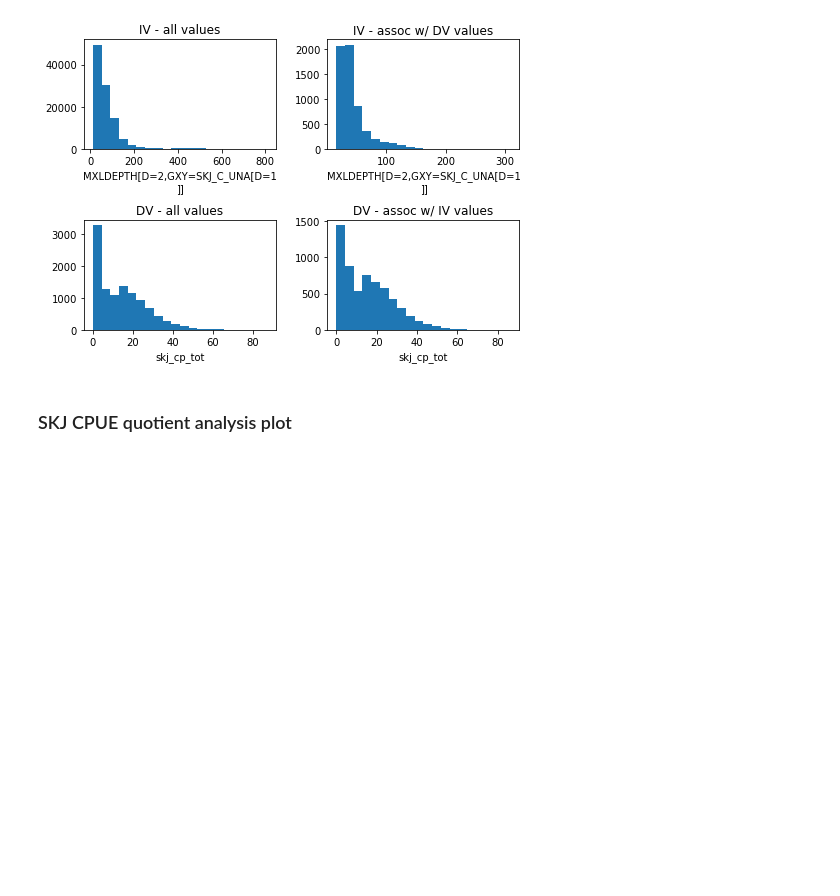
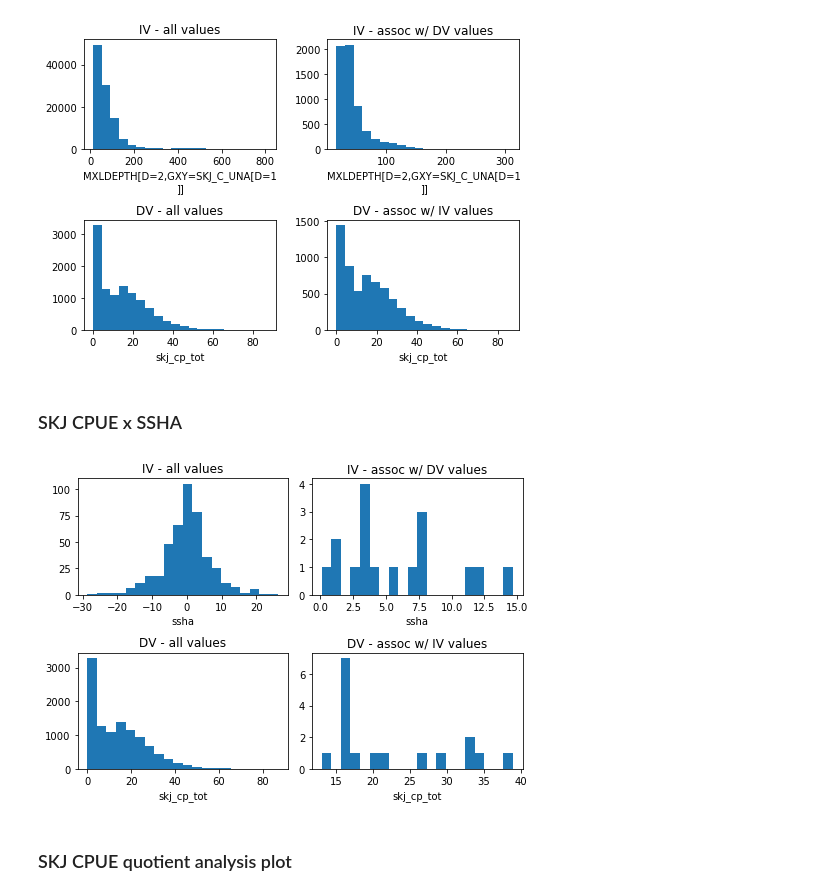
Before and after one commit to shirleyswirley/skipjack-bigeye-separation, a Jupyter notebook: python/wcpfc_question34.ipynb, the cells around one changed output. Cells and saved outputs as stored; diff of their text form; code cells hidden in the pictures; blank space fills up the shorter version.

```diff
--- a/python/wcpfc_question34.ipynb
+++ b/python/wcpfc_question34.ipynb
@@ -110,0 +110,7 @@ mld.name = 'mld'
+# %%
+combinedssha = xr.open_mfdataset(dpath + 'aviso/msla/*.nc', concat_dim="time",
+                  data_vars='minimal', coords='minimal', compat='override')
+# The above command concatenates variables along the "time" dimension,
+# but only those that already contain the "time" dimension (data_vars='minimal', coords='minimal').
+# Variables that lack the "time" dimension are taken from the first dataset (compat='override').
+ssha = 100*combinedssha['SSHA']
@@ -110,0 +119,6 @@ mld.name = 'mld'
+# %%
+# - Time goes from Jan 1993 - Dec 2018 --> 312 months
+begdatessha = datetime.date(year = 1993, month = 1, day = 1)
+enddatessha = datetime.date(year = 2018, month = 12, day = 1)
+timemossha = pd.date_range(begdatessha, enddatessha, freq='MS')
+ssha['TIME'] = timemossha
@@ -111,3 +127,6 @@ mld.name = 'mld'
+# %%
+ssha = ssha.rename({'LON':'lon', 'LAT':'lat', 'TIME':'time'})
+ssha.name = 'ssha'
 # %% [markdown]
 # ?Load wind speed or Lyapunov data
 # %%
@@ -232,6 +251,17 @@ iv_mldskjcp, binedges_mldskjcp, bincenters_mldskjcp, ivcounts_mldskjcp, \
     = qafull(ivfull,dvfull,ivname,dvname,nbins,nruns)
 # %% [output]
 [figure]
+# %% [markdown]
+### SKJ CPUE x SSHA
+# %%
+ivfull = ssha; dvfull = skj_cp_tot
+ivname = 'ssha'; dvname = 'skj_cp_tot'
+nruns = 399; nbins = 25
+iv_sshaskjcp, binedges_sshaskjcp, bincenters_sshaskjcp, ivcounts_sshaskjcp, \
+    dvcounts_sshaskjcp, dvquot_sshaskjcp, qlimsreplaceT_sshaskjcp, qlimsreplaceF_sshaskjcp \
+    = qafull(ivfull,dvfull,ivname,dvname,nbins,nruns)
+# %% [output]
+[figure, added]
 # %% [markdown]
 ### SKJ CPUE quotient analysis plot
 # %%
```
Also changed, not shown: parts of 17 cells of this notebook.
